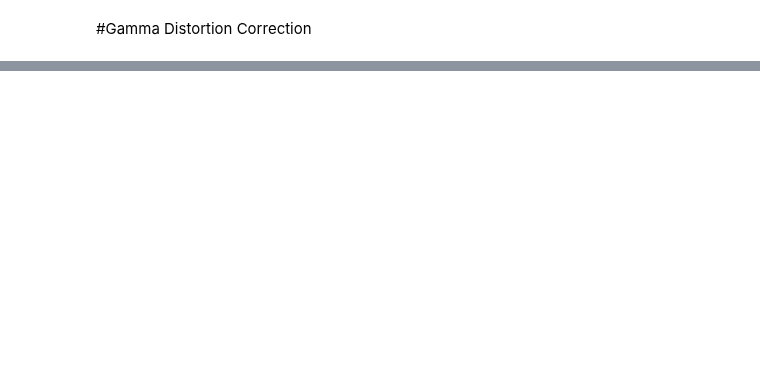
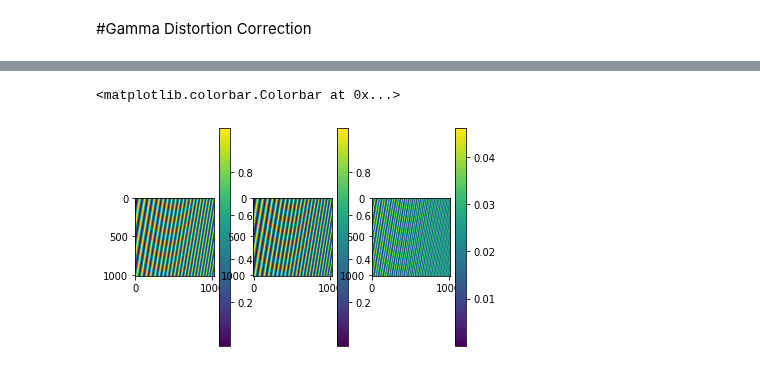
Before and after one commit to jdberkson/OPTI-556-Computational-Imaging, a Jupyter notebook: FinalProject_JoelBerkson.ipynb, the cells around one changed output, grey strips where cells are left out. Saved outputs shown, nothing was run; the diff lists cells and outputs as text; code cells hidden in the pictures; blank space fills up the shorter version.

```diff
--- a/FinalProject_JoelBerkson.ipynb
+++ b/FinalProject_JoelBerkson.ipynb
@@ -37,0 +53,44 @@ There are many methods that already exist to remove gamma distortion, but almost
+# %%
+def createFringePattern(X,Y,fringePeriod,clockingangle,slope):
+
+
+  fringePeriodwDistortion = fringePeriod*(1+slope*X)
+  Pattern = (0.5+0.5*np.cos(2*np.pi*X/(fringePeriodwDistortion)))
+  Pattern = ndimage.rotate(Pattern,clockingangle,reshape=True)
+
+  return Pattern[1024:2048,1024:2048]
+# %%
+X = np.linspace(0,3072,num=3072)
+Y = np.linspace(0,3072,num=3072)
+X,Y = np.meshgrid(X,Y)
+fringePeriodBounds = [5, 50]
+gammaBounds = [.8, 1.7]
+slopeBounds = [0,.002]
+N = 100
+
+PatternCorrect = np.zeros([1024,1024,N])
+PatternGamma = np.zeros([1024,1024,N])
+
+
+for i in range(N):
+  clockingangle = np.random.random_sample()*360
+  gamma = np.random.random_sample()*(gammaBounds[1]-gammaBounds[0])+gammaBounds[0]
+  period = np.random.random_sample()*(fringePeriodBounds[1]-fringePeriodBounds[0])+fringePeriodBounds[0]
+  slope = np.random.random_sample()*(slopeBounds[1]-slopeBounds[0])+slopeBounds[0]
+
+  PatternCorrect[:,:,i] = createFringePattern(X,Y,period,clockingangle,slope)
+  PatternGamma[:,:,i] = PatternCorrect[:,:,i]**gamma
+# %%
+n = 28
+plt.subplot(1,3,1)
+plt.imshow(PatternCorrect[:,:,n])
+plt.colorbar()
+plt.subplot(1,3,2)
+plt.imshow(PatternGamma[:,:,n])
+plt.colorbar()
+plt.subplot(1,3,3)
+plt.imshow(PatternCorrect[:,:,n]-PatternGamma[:,:,n])
+plt.colorbar()
+# %% [output]
+<matplotlib.colorbar.Colorbar at 0x...>
+[figure, added]
```
Also changed, not shown: parts of 3 cells of this notebook.
